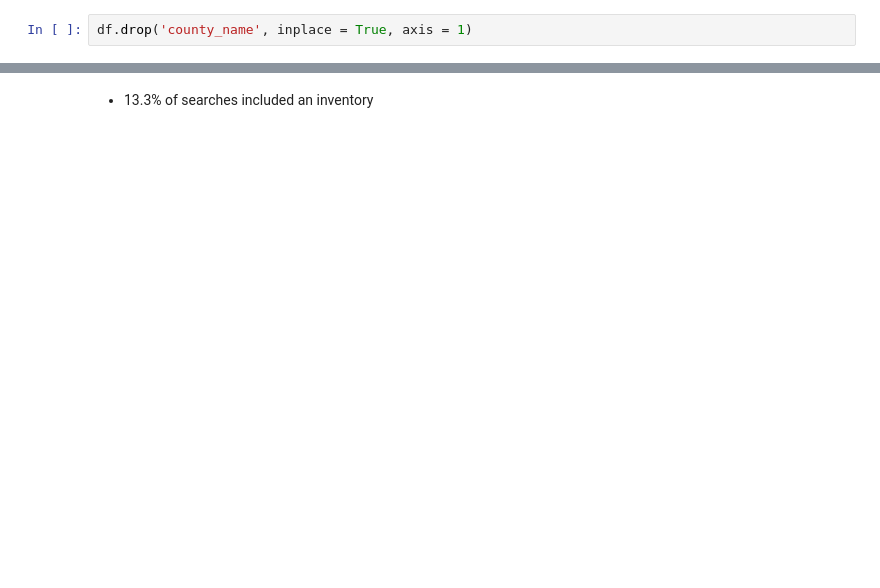
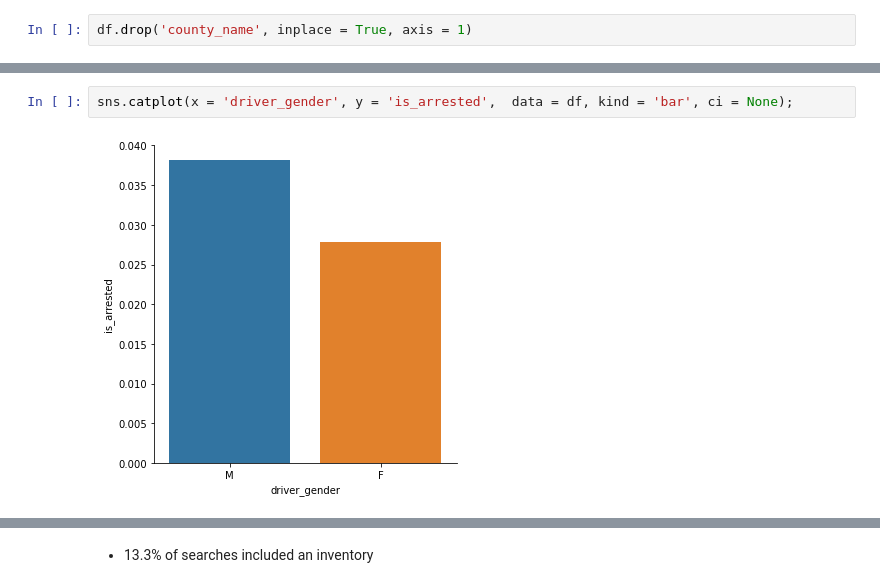
Before and after one commit to tnamng/DataScience-Project-S, a Jupyter notebook: Analyzing Police Activity/analyze police.ipynb, the cells around one changed output, grey strips where cells are left out. Drawn from its saved outputs; the diff is of its cells as text; blank space fills up the shorter version.

```diff
--- a/Analyzing Police Activity/analyze police.ipynb
+++ b/Analyzing Police Activity/analyze police.ipynb
@@ -145,3 +205,7 @@ Category Boolean: Xem xét tỷ lệ bị tóm bởi từng quận huyện
+# %%
+sns.catplot(x = 'driver_gender', y = 'is_arrested',  data = df, kind = 'bar', ci = None);
+# %% [output]
+[figure, added]
 # %%
 df[df.district == 'Zone K2'].is_arrested.mean()
 # %% [output]
```
Also changed, not shown: parts of 88 cells of this notebook, 1 other file.
